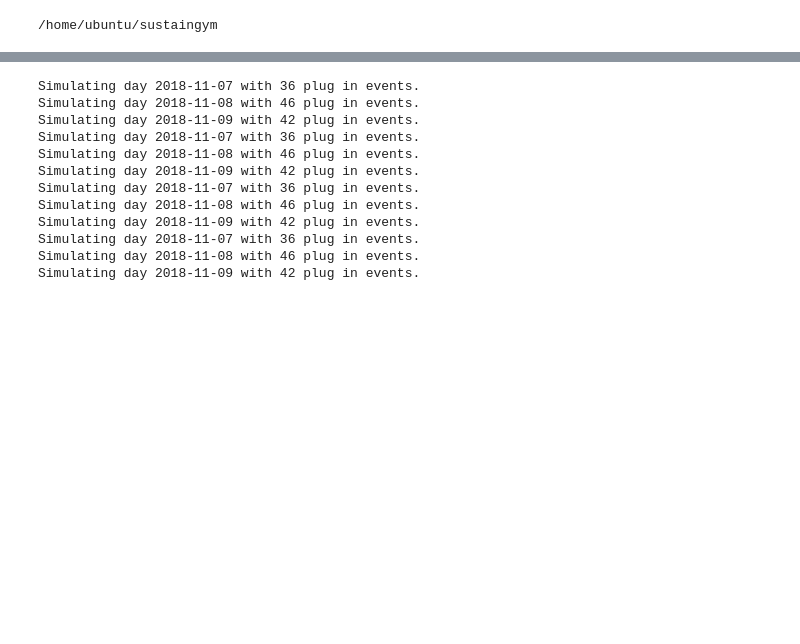
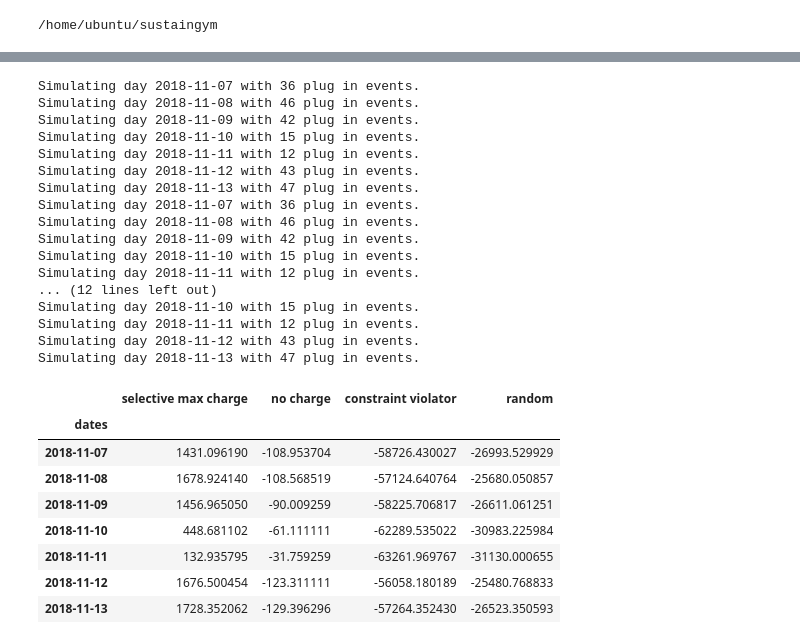
Before and after one commit to chrisyeh96/sustaingym, a Jupyter notebook: examples/baseline_algos.ipynb, the cells around one changed output, grey strips where cells are left out. Cells and saved outputs as stored; diff of their text form; code cells hidden in the pictures; blank space fills up the shorter version.

```diff
--- a/examples/baseline_algos.ipynb
+++ b/examples/baseline_algos.ipynb
@@ -20,7 +20,3 @@ from sustaingym.envs.evcharging.ev_charging import EVChargingEnv
 
 MIN_ACTION = 0
 MAX_ACTION = 4
-
-period = 5
-recompute_freq = 2
-env = EVChargingEnv(site='caltech', date_range=["2018-11-07", "2018-11-07"], real_traces=True, period=5, recompute_freq=2)
@@ -256,41 +245,56 @@ import pandas as pd
 DATE_FORMAT = "%Y-%m-%d"
 
 algs = [UncontrolledChargingAlgorithm(), NoChargingAlgorithm(), DumbAlgorithm(), RandomAlgorithm()]
 
 def collect_rewards(env, algs):
     begin = datetime.strptime(date_range[0], DATE_FORMAT)
     end = datetime.strptime(date_range[1], DATE_FORMAT)
     days_diff = end - begin
     num_days_sim = days_diff.days + 1
 
     results = {}
     for alg in algs:
         results[alg] = alg.run(env, num_days_sim)
     results = {alg.name: reward for alg, reward in results.items()}
 
     results['dates'] = [begin + timedelta(days=i) for i in range(num_days_sim)]
 
     results = pd.DataFrame(results)
     results.set_index('dates', inplace=True)
     return results
 
-date_range = ["2018-11-07", "2018-11-09"]
+date_range = ["2018-11-07", "2018-11-13"]
 site = 'caltech'
-eval_env = EVChargingEnv(site=site, date_range=date_range, real_traces=True, period=period, recompute_freq=recompute_freq)
+eval_env = EVChargingEnv(site=site, date_range=date_range, real_traces=True)
 
-rewards = collect_rewards(eval_env, algs)
+heuristics_rewards = collect_rewards(eval_env, algs)
+heuristics_rewards
 # %% [output]
 Simulating day 2018-11-07 with 36 plug in events.
 Simulating day 2018-11-08 with 46 plug in events.
 Simulating day 2018-11-09 with 42 plug in events.
+Simulating day 2018-11-10 with 15 plug in events.
+Simulating day 2018-11-11 with 12 plug in events.
+Simulating day 2018-11-12 with 43 plug in events.
+Simulating day 2018-11-13 with 47 plug in events.
 Simulating day 2018-11-07 with 36 plug in events.
 Simulating day 2018-11-08 with 46 plug in events.
 Simulating day 2018-11-09 with 42 plug in events.
-Simulating day 2018-11-07 with 36 plug in events.
-Simulating day 2018-11-08 with 46 plug in events.
-Simulating day 2018-11-09 with 42 plug in events.
-Simulating day 2018-11-07 with 36 plug in events.
-Simulating day 2018-11-08 with 46 plug in events.
-Simulating day 2018-11-09 with 42 plug in events.
+Simulating day 2018-11-10 with 15 plug in events.
+Simulating day 2018-11-11 with 12 plug in events.
+... (12 lines left out)
+Simulating day 2018-11-10 with 15 plug in events.
+Simulating day 2018-11-11 with 12 plug in events.
+Simulating day 2018-11-12 with 43 plug in events.
+Simulating day 2018-11-13 with 47 plug in events.
+|  | selective max charge | no charge | constraint violator | random |
+| dates |  |  |  |  |
+| 2018-11-07 | 1431.096190 | -108.953704 | -58726.430027 | -26993.529929 |
+| 2018-11-08 | 1678.924140 | -108.568519 | -57124.640764 | -25680.050857 |
+| 2018-11-09 | 1456.965050 | -90.009259 | -58225.706817 | -26611.061251 |
+| 2018-11-10 | 448.681102 | -61.111111 | -62289.535022 | -30983.225984 |
+| 2018-11-11 | 132.935795 | -31.759259 | -63261.969767 | -31130.000655 |
+| 2018-11-12 | 1676.500454 | -123.311111 | -56058.180189 | -25480.768833 |
+| 2018-11-13 | 1728.352062 | -129.396296 | -57264.352430 | -26523.350593 |
 # %%
 plt.title("Performances of Algorithms")
```
Also changed, not shown: parts of 15 cells of this notebook, 5 other files.
